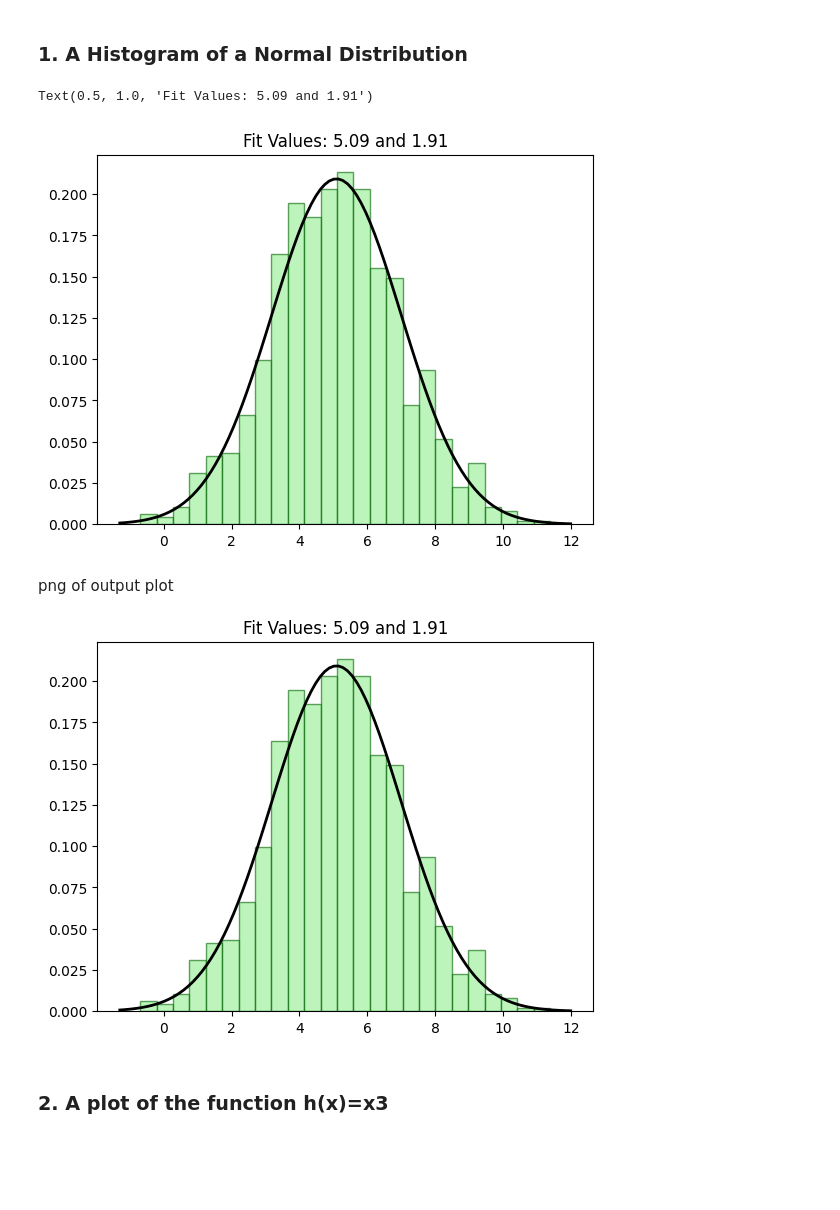
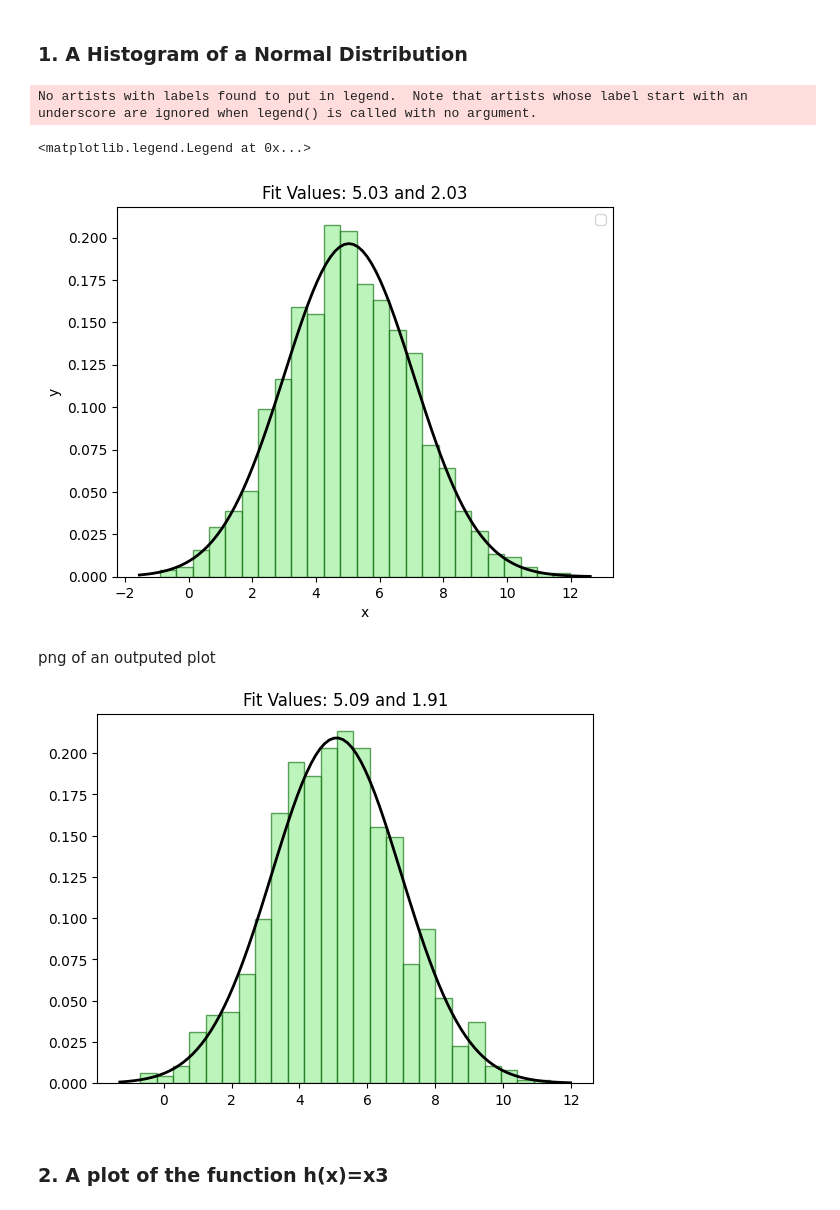
Before and after one commit to PectenMaximus/Programming-and-Scripting-Weekly-Tasks, a Jupyter notebook: Tasks/Task 8_Plottask.ipynb, the cells around one changed output. Cells and saved outputs as stored; diff of their text form; code cells hidden in the pictures; blank space fills up the shorter version.

```diff
--- a/Tasks/Task 8_Plottask.ipynb
+++ b/Tasks/Task 8_Plottask.ipynb
@@ -31,34 +31,39 @@ Please put a copy of the image of the plot (.png file) into the repository
 # %%
 # Imports
 import numpy as np
 from scipy.stats import norm
 import matplotlib.pyplot as plt
 
 # Generate some data for this
 loc = 5.0 # Note to self Loc is the mean
 scale= 2.0 # Note to self scale is the standard deviation
 data = np.random.normal(loc,scale, 1000)
 
-# Fit a normal distribution tothe data:
-# mean and standard deviation
+# Fit a normal distribution to the data: mean and standard deviation
 mu, std = norm.fit(data)
 
-# Plot the histogram.
+# Plot the histogram
 plt.hist(data, bins=25, fc="lightgreen", ec="darkgreen", density= True, alpha = 0.6)
+
 
 # Plot the PDF.
 xmin, xmax = plt.xlim()
 x = np.linspace(xmin, xmax, 100)
 p = norm.pdf(x, mu, std)
+plt.plot(x, p, 'k', linewidth=2)
 
-plt.plot(x, p, 'k', linewidth=2)
-title = "Fit Values: {:.2f} and {:.2f}".format(mu, std)
+#Tidy up Plot
+plt.xlabel("x")
+plt.ylabel("y")
+title = "Fit Values: {:.2f} and {:.2f}".format(mu, std) # Shows the acutal values for mean and standard deviation in the title
 plt.title(title)
+plt.legend()
 # %% [output]
-Text(0.5, 1.0, 'Fit Values: 5.09 and 1.91')
+No artists with labels found to put in legend.  Note that artists whose label start with an underscore are ignored when legend() is called with no argument.
+<matplotlib.legend.Legend at 0x...>
-[figure, old version]
+[figure, new version]
 # %% [markdown]
-png of output plot
+png of an outputed  plot
 
 ![output 1.png](<attachment:output 1.png>)
 # %% [markdown]
```
Also changed, not shown: parts of 3 cells of this notebook.
